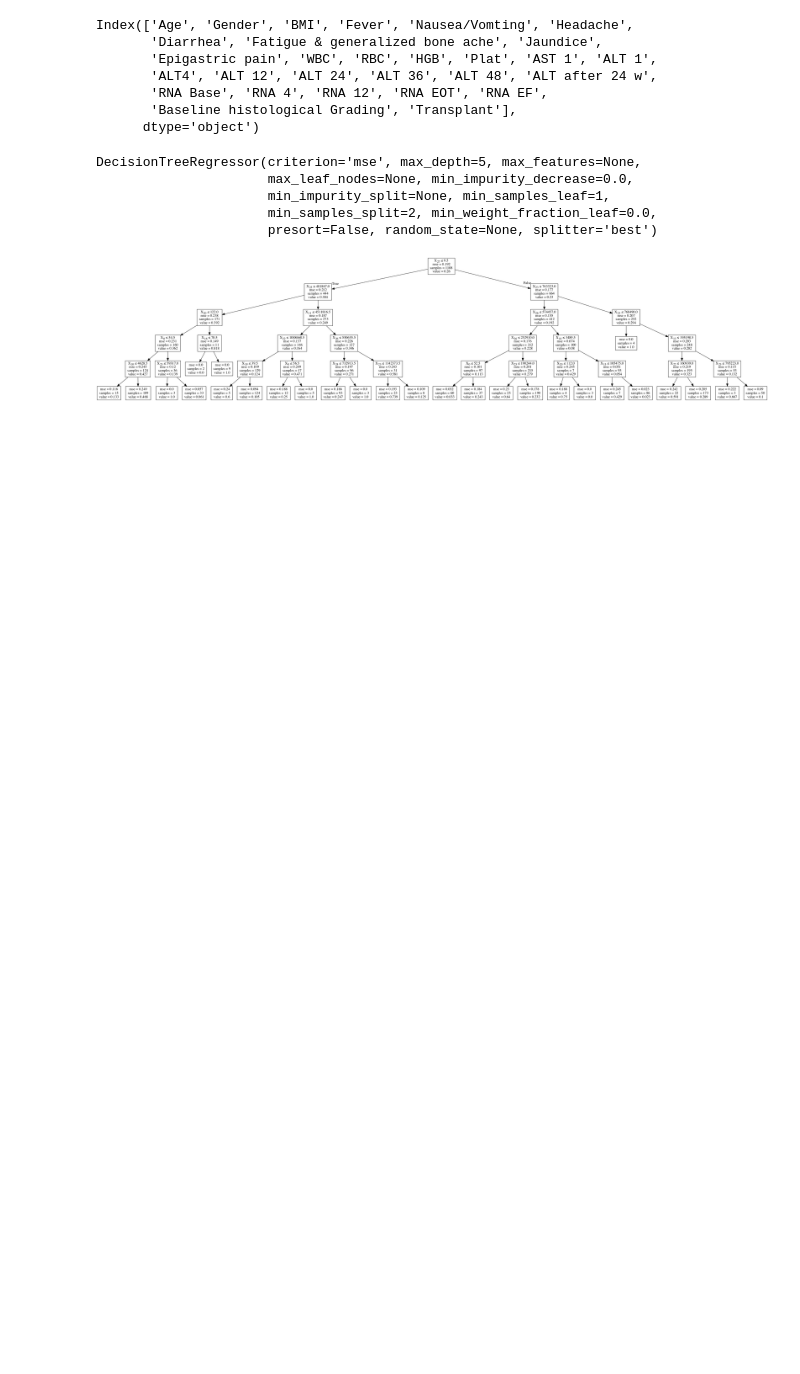
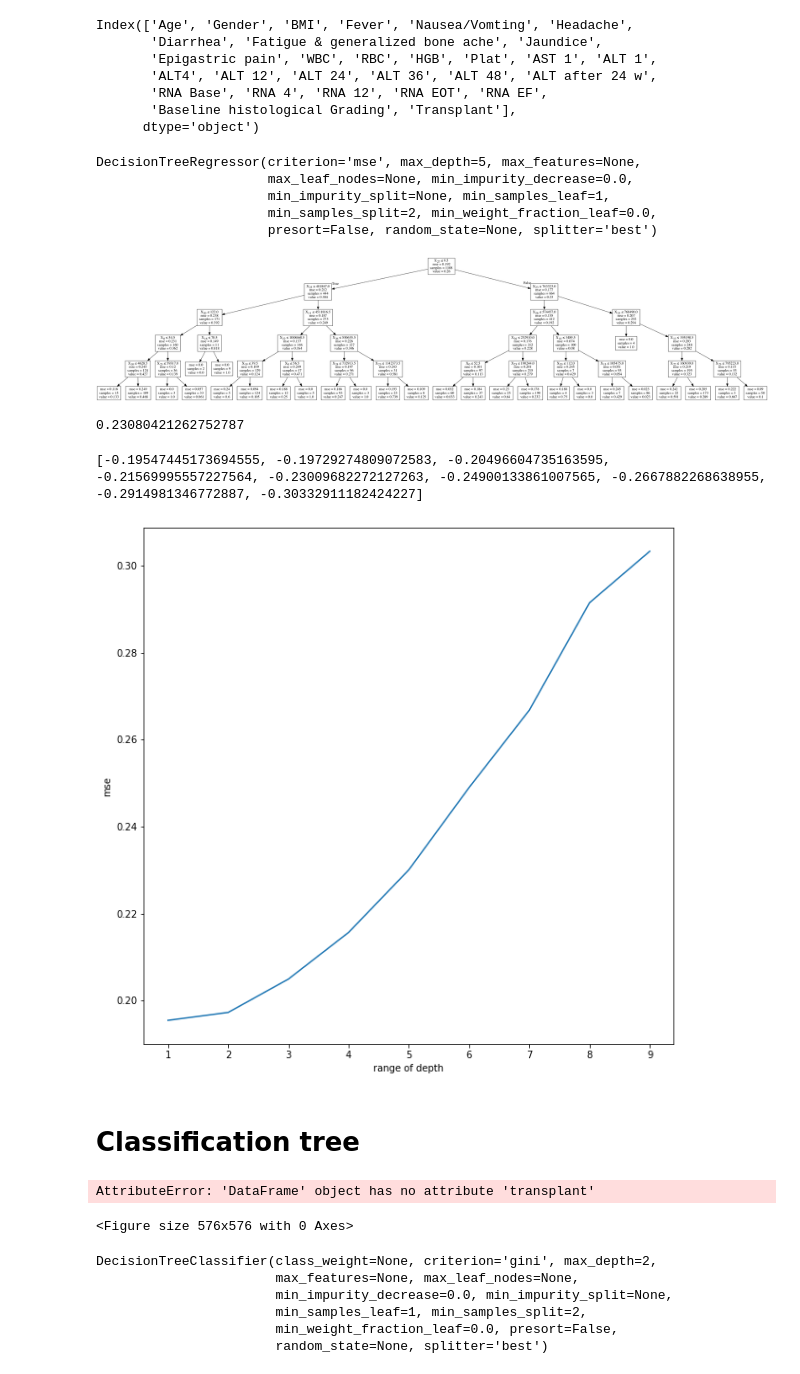
Before and after one commit to befowle/Classification, a Jupyter notebook: HepC_data_clean_explore.ipynb, the cells around one changed output. Saved outputs shown, nothing was run; the diff lists cells and outputs as text; code cells hidden in the pictures; blank space fills up the shorter version.

Commit message:
tree modeling

```diff
--- a/HepC_data_clean_explore.ipynb
+++ b/HepC_data_clean_explore.ipynb
@@ -575,0 +580,27 @@ Image(graph.create_png())
+# %%
+# comparing the results and plot them
+mse = mean_squared_error(regPred, y_test)
+mse
+# %% [output]
+0.23080421262752787
+# %%
+#next step: find optimal depth using cross validation
+from sklearn.model_selection import cross_val_score
+depth_range = range(1,10)
+mse = []
+for depth in depth_range:
+    regtree = DecisionTreeRegressor(max_depth = depth)
+    depth_score = cross_val_score(regtree, X, y, scoring = 'neg_mean_squared_error',cv = 6)
+    mse.append(depth_score.mean())
+print(mse)
+mse = [abs(number) for number in mse]
+plt.figure(figsize = (10,10))
+plt.plot(depth_range, mse)
+plt.xlabel('range of depth')
+plt.ylabel('mse')
+plt.show()
+# %% [output]
+[-0.19547445173694555, -0.19729274809072583, -0.20496604735163595, -0.21569995557227564, -0.23009682272127263, -0.24900133861007565, -0.2667882268638955, -0.2914981346772887, -0.30332911182424227]
+[figure, added]
+# %% [markdown]
+# Classification tree
@@ -575,0 +617,7 @@ Image(graph.create_png())
+# %%
+import seaborn as sns
+fig = plt.figure(figsize = (8,8))
+sns.scatterplot(x = X_data['RBC'], y = X_data['WBC'], hue =data.transplant)
+# %% [output]
+AttributeError: 'DataFrame' object has no attribute 'transplant'
+<Figure size 576x576 with 0 Axes>
@@ -575,0 +626,11 @@ Image(graph.create_png())
+# %%
+from sklearn.tree import DecisionTreeClassifier
+ctree=DecisionTreeClassifier(max_depth = 2)
+ctree.fit(X_train_data,y_train_data)
+# %% [output]
+DecisionTreeClassifier(class_weight=None, criterion='gini', max_depth=2,
+                       max_features=None, max_leaf_nodes=None,
+                       min_impurity_decrease=0.0, min_impurity_split=None,
+                       min_samples_leaf=1, min_samples_split=2,
+                       min_weight_fraction_leaf=0.0, presort=False,
+                       random_state=None, splitter='best')
```
Also changed, not shown: parts of 50 cells of this notebook.
